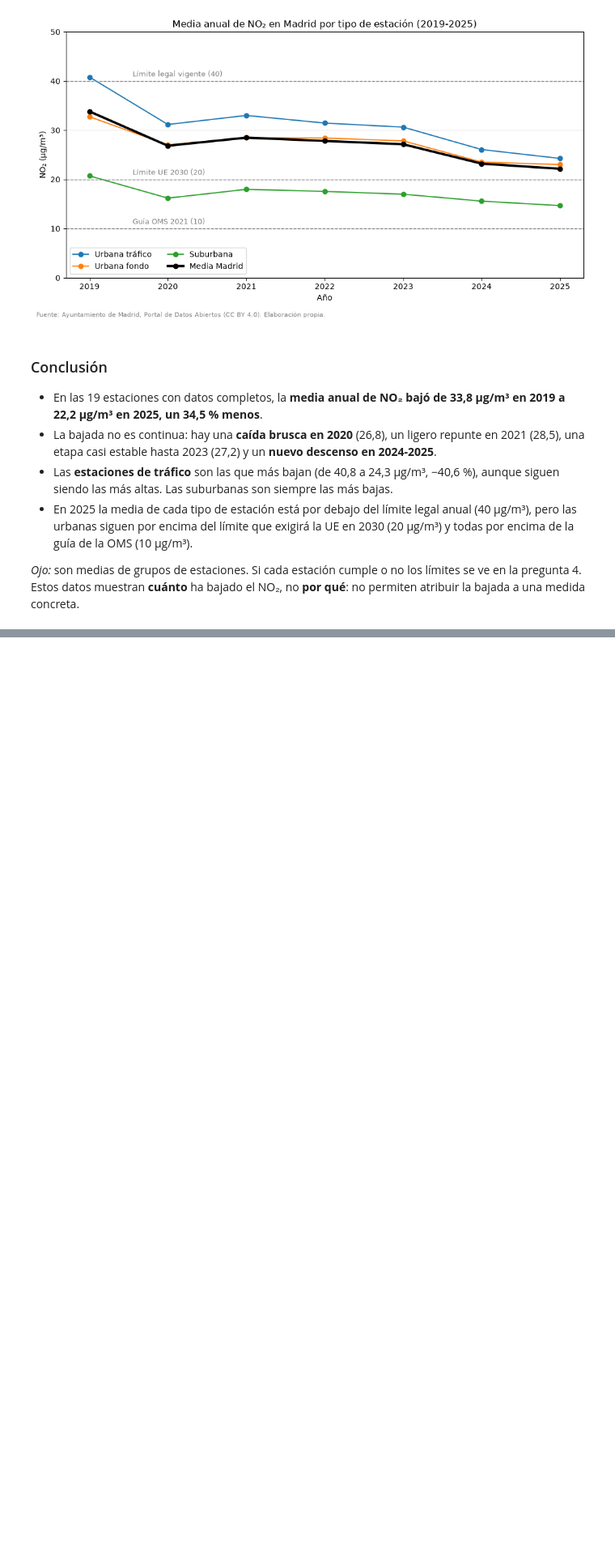
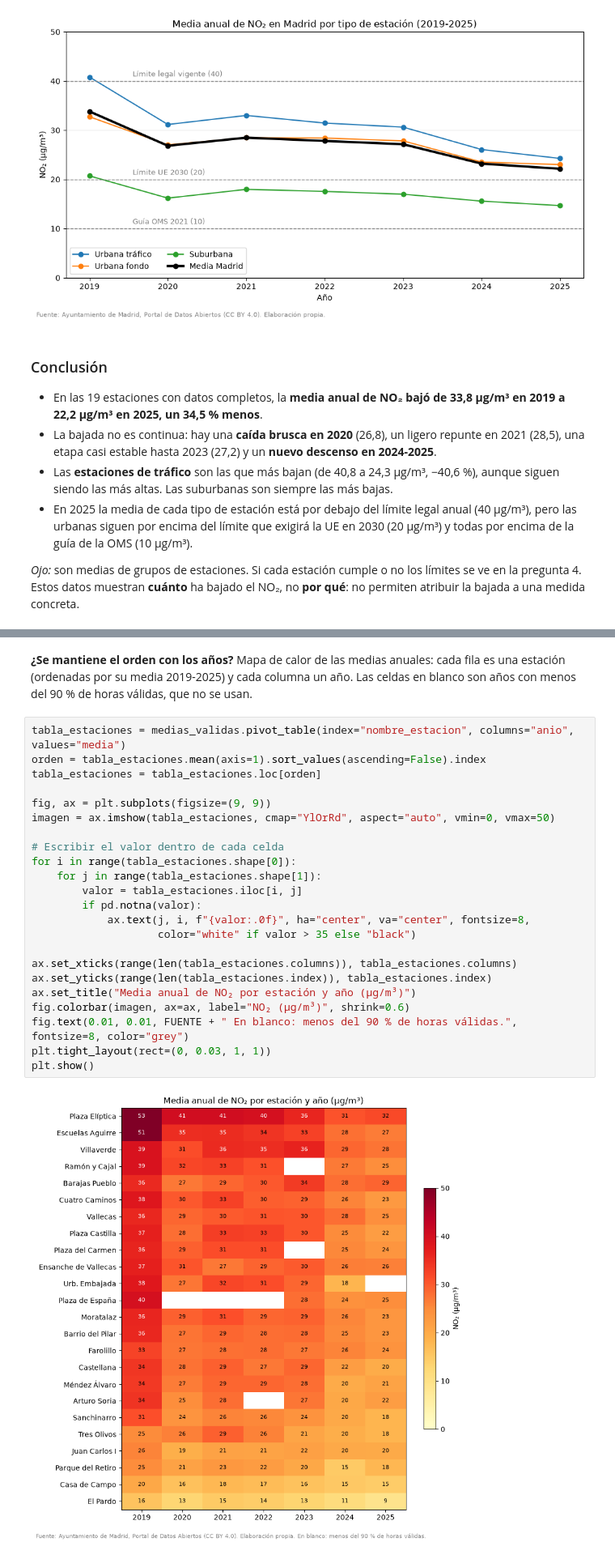
Before and after one commit to funki79/calidad-aire-madrid, a Jupyter notebook: notebooks/analisis.ipynb, the cells around one changed output, grey strips where cells are left out. Shown at 81% size. Cells and saved outputs as stored; diff of their text form; blank space fills up the shorter version.

```diff
--- a/notebooks/analisis.ipynb
+++ b/notebooks/analisis.ipynb
@@ -360,0 +420,29 @@ bajada a una medida concreta.
+# %% [markdown]
+**¿Se mantiene el orden con los años?** Mapa de calor de las medias anuales: cada fila es una
+estación (ordenadas por su media 2019-2025) y cada columna un año. Las celdas en blanco son años con
+menos del 90 % de horas válidas, que no se usan.
+# %%
+tabla_estaciones = medias_validas.pivot_table(index="nombre_estacion", columns="anio", values="media")
+orden = tabla_estaciones.mean(axis=1).sort_values(ascending=False).index
+tabla_estaciones = tabla_estaciones.loc[orden]
+
+fig, ax = plt.subplots(figsize=(9, 9))
+imagen = ax.imshow(tabla_estaciones, cmap="YlOrRd", aspect="auto", vmin=0, vmax=50)
+
+# Escribir el valor dentro de cada celda
+for i in range(tabla_estaciones.shape[0]):
+    for j in range(tabla_estaciones.shape[1]):
+        valor = tabla_estaciones.iloc[i, j]
+        if pd.notna(valor):
+            ax.text(j, i, f"{valor:.0f}", ha="center", va="center", fontsize=8,
+                    color="white" if valor > 35 else "black")
+
+ax.set_xticks(range(len(tabla_estaciones.columns)), tabla_estaciones.columns)
+ax.set_yticks(range(len(tabla_estaciones.index)), tabla_estaciones.index)
+ax.set_title("Media anual de NO₂ por estación y año (µg/m³)")
+fig.colorbar(imagen, ax=ax, label="NO₂ (µg/m³)", shrink=0.6)
+fig.text(0.01, 0.01, FUENTE + " En blanco: menos del 90 % de horas válidas.", fontsize=8, color="grey")
+plt.tight_layout(rect=(0, 0.03, 1, 1))
+plt.show()
+# %% [output]
+[figure, added]
```
Also changed, not shown: parts of 6 cells of this notebook.
